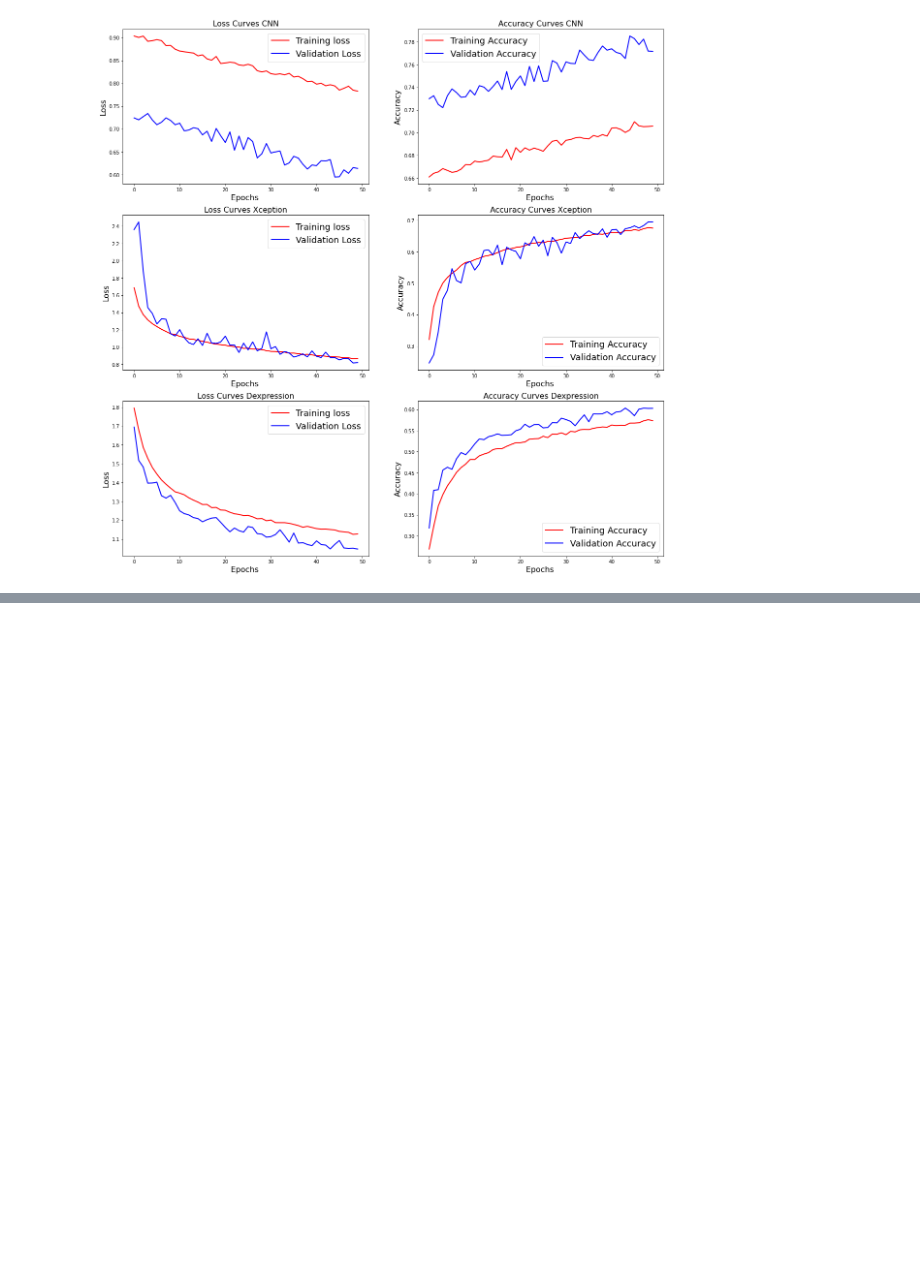
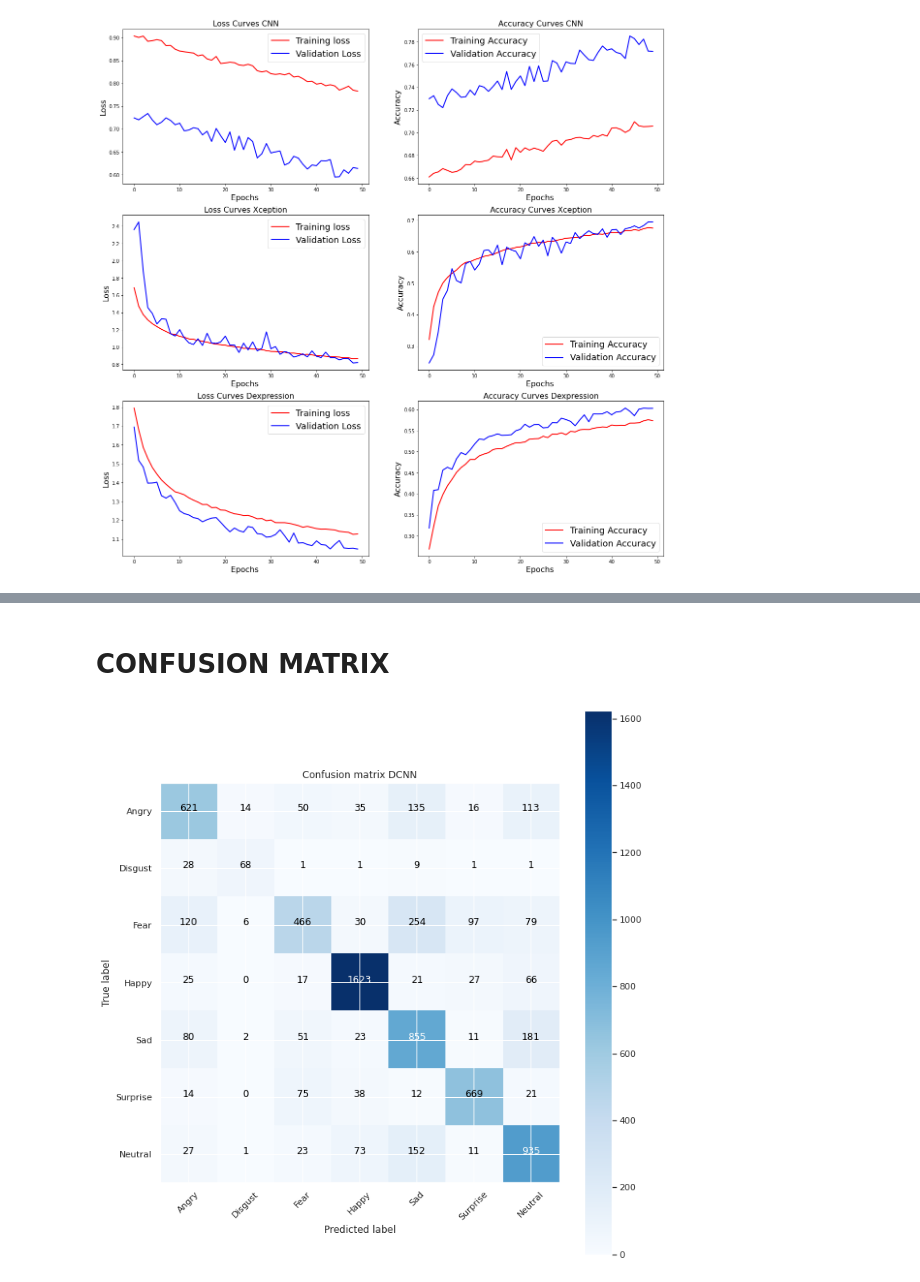
Before and after one commit to kumarirakhi19/Face-emotion-recognition, a Jupyter notebook: face_recognition_colab.ipynb, the cells around one changed output, grey strips where cells are left out. Saved outputs shown, nothing was run; the diff lists cells and outputs as text; code cells hidden in the pictures; blank space fills up the shorter version.

```diff
--- a/face_recognition_colab.ipynb
+++ b/face_recognition_colab.ipynb
@@ -816,0 +1073,7 @@ for model,i in zip([CNN,xception,dexpression],[1,2,3]):
+# %%
+# Printing the classification report of all models
+for model in [model]:
+    ypred=model.predict(X_test)
+    ypred_=np.argmax(ypred, axis=1)
+    y_test_=np.argmax(y_test, axis=1)
+    print(classification_report(y_test_, ypred_,digits=8))
@@ -816,0 +1094,40 @@ for model,i in zip([CNN,xception,dexpression],[1,2,3]):
+# %% [markdown]
+# **CONFUSION MATRIX**
+# %%
+#for  confusion matix plot
+import itertools
+from sklearn.metrics import confusion_matrix
+from matplotlib.pyplot import figure
+
+
+for model,i in zip([model],[1]):
+    fig = figure(figsize=(10, 10))
+
+    ypred=model.predict(X_test)
+    rounded_predections=np.argmax(ypred, axis=1)
+    rounded_labels=np.argmax(y_test, axis=1)
+    cm = confusion_matrix(rounded_labels, rounded_predections)
+    labels = ['Angry', 'Disgust', 'Fear', 'Happy', 'Sad', 'Surprise', 'Neutral']
+    title='Confusion matrix '+model.name
+
+
+    plt.imshow(cm, interpolation='nearest', cmap=plt.cm.Blues)
+    plt.title(title)
+    plt.colorbar()
+    tick_marks = np.arange(len(labels))
+    plt.xticks(tick_marks, labels, rotation=45)
+    plt.yticks(tick_marks, labels)
+    fmt = 'd'
+    thresh = cm.max() / 2.
+    for i, j in itertools.product(range(cm.shape[0]), range(cm.shape[1])):
+        plt.text(j, i, format(cm[i, j], fmt),
+                horizontalalignment="center",
+                color="white" if cm[i, j] > thresh else "black")
+
+    plt.ylabel('True label')
+    plt.xlabel('Predicted label')
+    plt.tight_layout()
+    plt.savefig('confusion_matrix_'+model.name+'.png')
+    plt.show()
+# %% [output]
+[figure, added]
```
Also changed, not shown: parts of 19 cells of this notebook.
